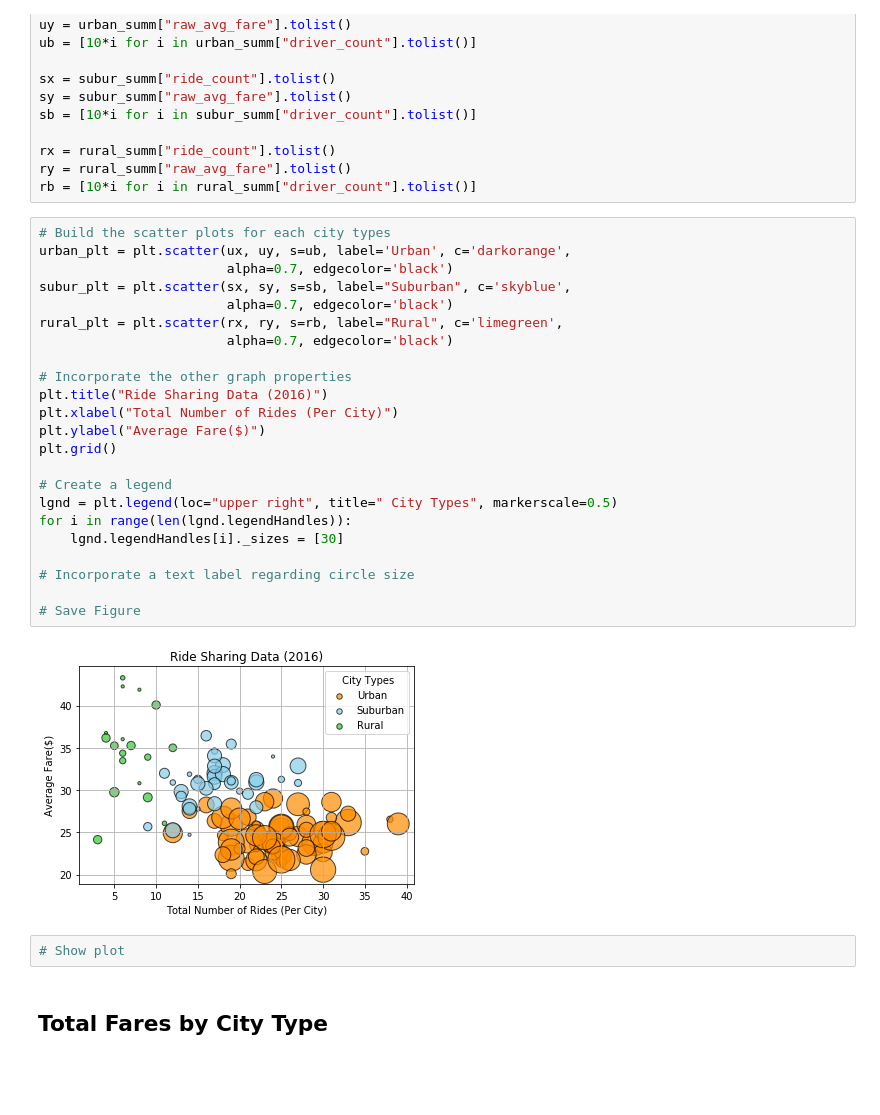
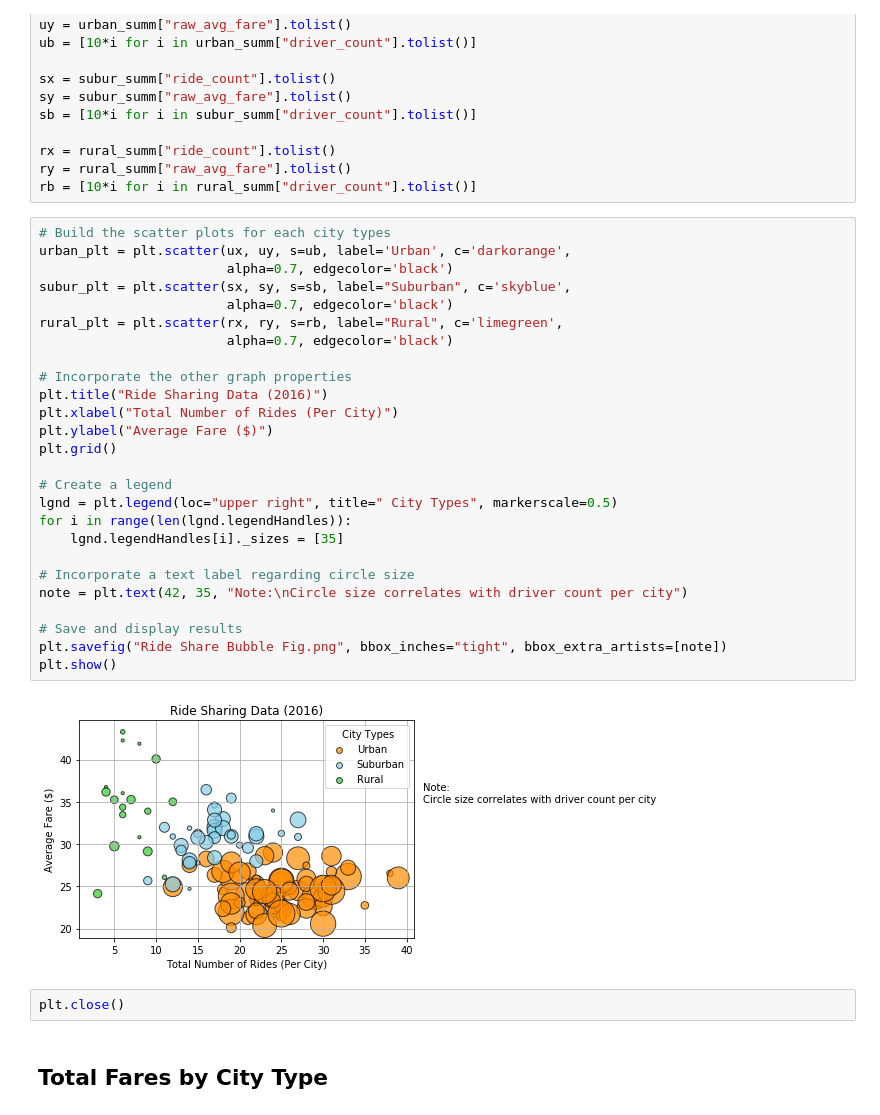
Before and after one commit to kychien/Rideshare_Analysis, a Jupyter notebook: rideshare_plot.ipynb, the cells around one changed output. Saved outputs shown, nothing was run; the diff lists cells and outputs as text; blank space fills up the shorter version.

Commit message:
Add files via upload
20180914 - Adjusted plot and legend scaling.  Added in explanation of bubble sizes.  Added in optional sort to put largest bubbles at the bottom of the plots.

```diff
--- a/rideshare_plot.ipynb
+++ b/rideshare_plot.ipynb
@@ -87,30 +87,33 @@ rb = [10*i for i in rural_summ["driver_count"].tolist()]
 # %%
 # Build the scatter plots for each city types
 urban_plt = plt.scatter(ux, uy, s=ub, label='Urban', c='darkorange',
                         alpha=0.7, edgecolor='black')
 subur_plt = plt.scatter(sx, sy, s=sb, label="Suburban", c='skyblue',
                         alpha=0.7, edgecolor='black')
 rural_plt = plt.scatter(rx, ry, s=rb, label="Rural", c='limegreen',
                         alpha=0.7, edgecolor='black')
 
 # Incorporate the other graph properties
 plt.title("Ride Sharing Data (2016)")
 plt.xlabel("Total Number of Rides (Per City)")
-plt.ylabel("Average Fare($)")
+plt.ylabel("Average Fare ($)")
 plt.grid()
 
 # Create a legend
 lgnd = plt.legend(loc="upper right", title=" City Types", markerscale=0.5)
 for i in range(len(lgnd.legendHandles)):
-    lgnd.legendHandles[i]._sizes = [30]
+    lgnd.legendHandles[i]._sizes = [35]
 
 # Incorporate a text label regarding circle size
+note = plt.text(42, 35, "Note:\nCircle size correlates with driver count per city")
 
-# Save Figure
+# Save and display results
+plt.savefig("Ride Share Bubble Fig.png", bbox_inches="tight", bbox_extra_artists=[note])
+plt.show()
 # %% [output]
-[figure, old version]
+[figure, new version]
-# %%
-# Show plot
+# %%
+plt.close()
 # %% [markdown]
 ## Total Fares by City Type
 # %%
```
